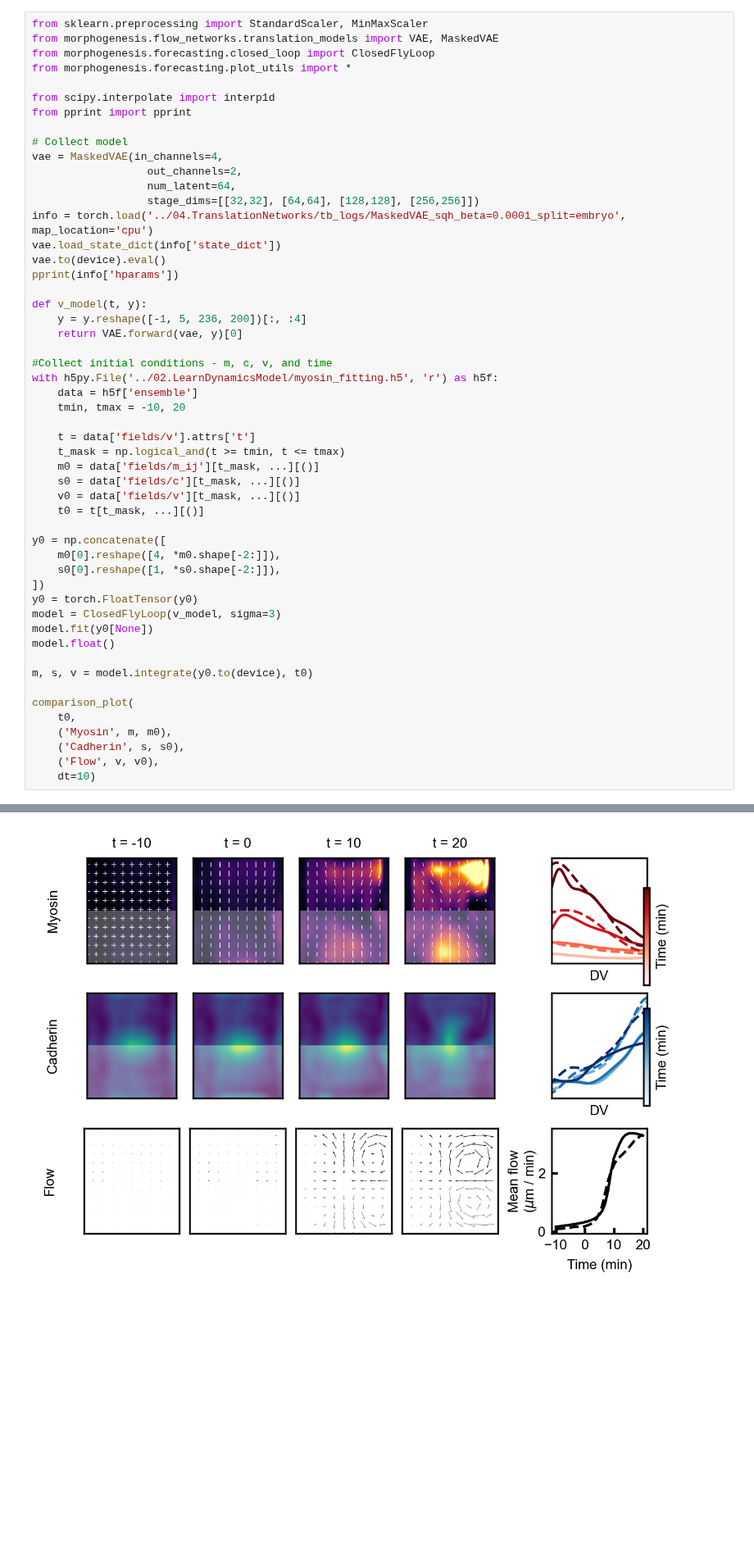
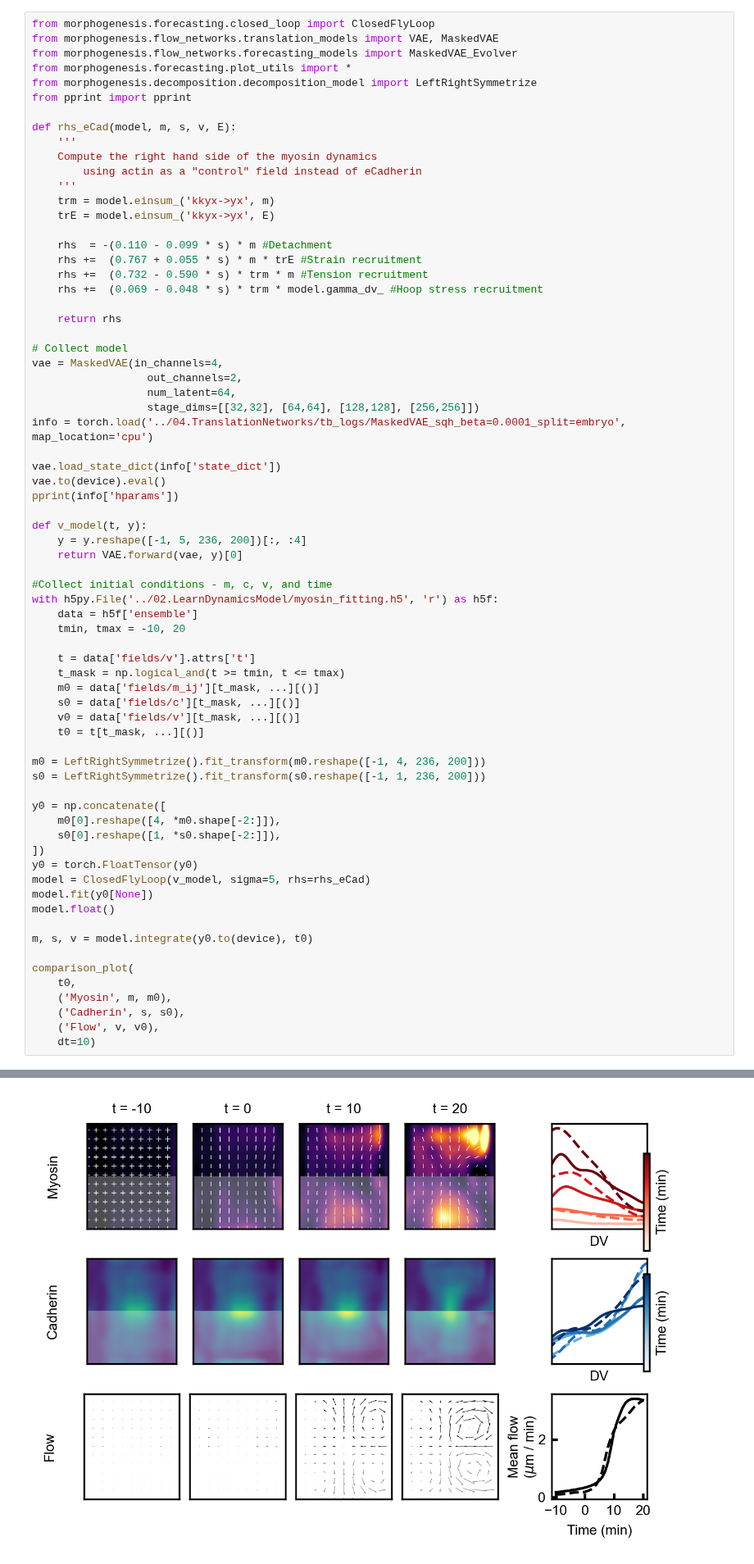
Before and after one commit to jcolen/drosophila_morphogenesis, a Jupyter notebook: 05.ClosedLoopDynamics/Forecast_eCadControl.ipynb, the cells around one changed output, grey strips where cells are left out. Shown at 82% size. Drawn from its saved outputs; the diff is of its cells as text; blank space fills up the shorter version.

```diff
--- a/05.ClosedLoopDynamics/Forecast_eCadControl.ipynb
+++ b/05.ClosedLoopDynamics/Forecast_eCadControl.ipynb
@@ -28,13 +30,27 @@ Using device:  mps
 # %% [markdown]
 # Fly closed loop
 # %%
-from sklearn.preprocessing import StandardScaler, MinMaxScaler
+from morphogenesis.forecasting.closed_loop import ClosedFlyLoop
 from morphogenesis.flow_networks.translation_models import VAE, MaskedVAE
-from morphogenesis.forecasting.closed_loop import ClosedFlyLoop
+from morphogenesis.flow_networks.forecasting_models import MaskedVAE_Evolver
 from morphogenesis.forecasting.plot_utils import *
+from morphogenesis.decomposition.decomposition_model import LeftRightSymmetrize
+from pprint import pprint
 
-from scipy.interpolate import interp1d
-from pprint import pprint
+def rhs_eCad(model, m, s, v, E):
+    '''
+    Compute the right hand side of the myosin dynamics
+        using actin as a "control" field instead of eCadherin
+    '''
+    trm = model.einsum_('kkyx->yx', m)
+    trE = model.einsum_('kkyx->yx', E)
+
+    rhs  = -(0.110 - 0.099 * s) * m #Detachment
+    rhs +=	(0.767 + 0.055 * s) * m * trE #Strain recruitment
+    rhs +=	(0.732 - 0.590 * s) * trm * m #Tension recruitment
+    rhs +=	(0.069 - 0.048 * s) * trm * model.gamma_dv_ #Hoop stress recruitment
+
+    return rhs
 
 # Collect model
 vae = MaskedVAE(in_channels=4,
@@ -42,6 +58,7 @@ vae = MaskedVAE(in_channels=4,
                   num_latent=64,
                   stage_dims=[[32,32], [64,64], [128,128], [256,256]])
 info = torch.load('../04.TranslationNetworks/tb_logs/MaskedVAE_sqh_beta=0.0001_split=embryo', map_location='cpu')
+
 vae.load_state_dict(info['state_dict'])
 vae.to(device).eval()
 pprint(info['hparams'])
@@ -62,12 +79,15 @@ with h5py.File('../02.LearnDynamicsModel/myosin_fitting.h5', 'r') as h5f:
     v0 = data['fields/v'][t_mask, ...][()]
     t0 = t[t_mask, ...][()]
 
+m0 = LeftRightSymmetrize().fit_transform(m0.reshape([-1, 4, 236, 200]))
+s0 = LeftRightSymmetrize().fit_transform(s0.reshape([-1, 1, 236, 200]))
+
 y0 = np.concatenate([
     m0[0].reshape([4, *m0.shape[-2:]]),
     s0[0].reshape([1, *s0.shape[-2:]]),
 ])
 y0 = torch.FloatTensor(y0)
-model = ClosedFlyLoop(v_model, sigma=3)
+model = ClosedFlyLoop(v_model, sigma=5, rhs=rhs_eCad)
 model.fit(y0[None])
 model.float()
 
@@ -83,3 +113,3 @@ comparison_plot(
 Initializing
 Using torchdiffeq solver
-[figure, old version]
+[figure, new version]
```
Also changed, not shown: parts of 2 cells of this notebook, 5 other files.
